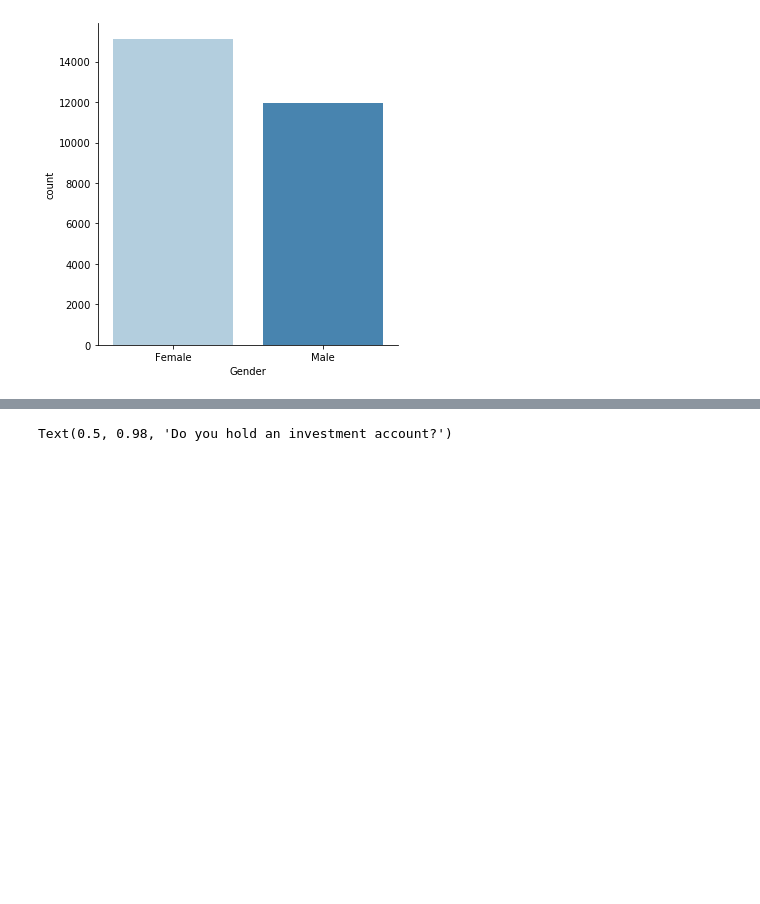
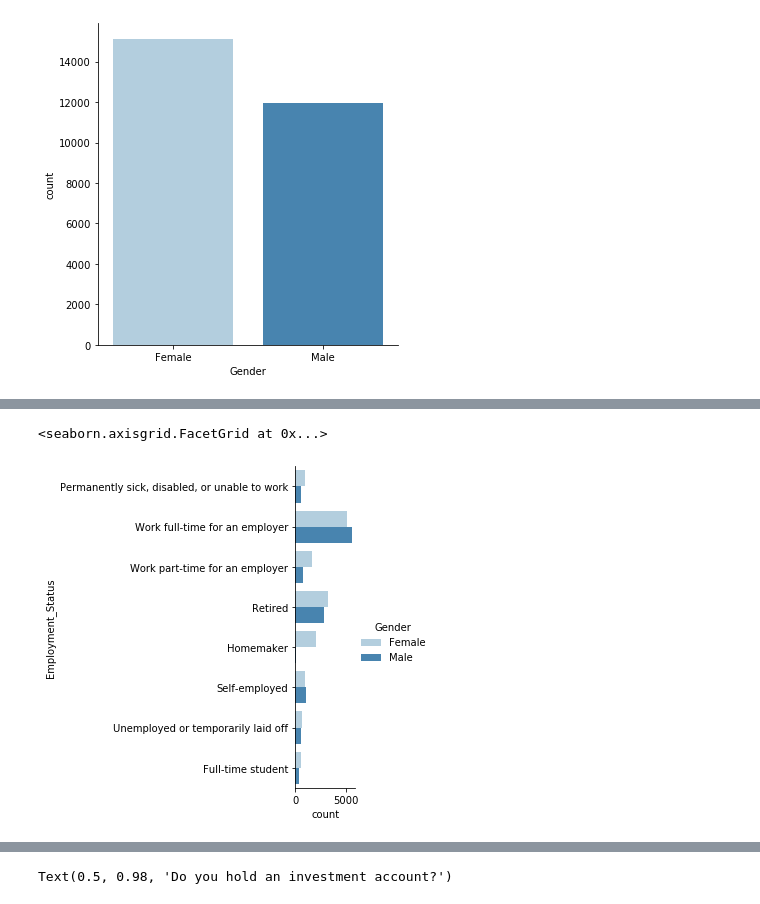
Before and after one commit to stavem/data-512-final, a Jupyter notebook: notebooks/020_EDA.ipynb, the cells around one changed output, grey strips where cells are left out. Saved outputs shown, nothing was run; the diff lists cells and outputs as text; code cells hidden in the pictures; blank space fills up the shorter version.

```diff
--- a/notebooks/020_EDA.ipynb
+++ b/notebooks/020_EDA.ipynb
@@ -37,0 +88,27 @@ sns.catplot(x="Gender",
+# %%
+# create a clean column with labels
+def set_employment_status(score):
+    switcher = {
+        1: "Self-employed",
+        2: "Work full-time for an employer",
+        3: "Work part-time for an employer",
+        4: "Homemaker",
+        5: "Full-time student",
+        6: "Permanently sick, disabled, or unable to work",
+        7: "Unemployed or temporarily laid off",
+        8: "Retired",
+        99: "Unknown"
+    }
+    return switcher.get(score, "Unknown")
+
+df_sbs['Employment_Status'] = df_sbs.apply(lambda x: set_employment_status(x['A9']),axis=1)
+
+# plot the gender distribution
+sns.catplot(y="Employment_Status",
+            kind="count",
+            data=df_sbs,
+            hue="Gender",
+            palette=("Blues"))
+# %% [output]
+<seaborn.axisgrid.FacetGrid at 0x...>
+[figure, added]
```
Also changed, not shown: parts of 15 cells of this notebook, 2 other files.
